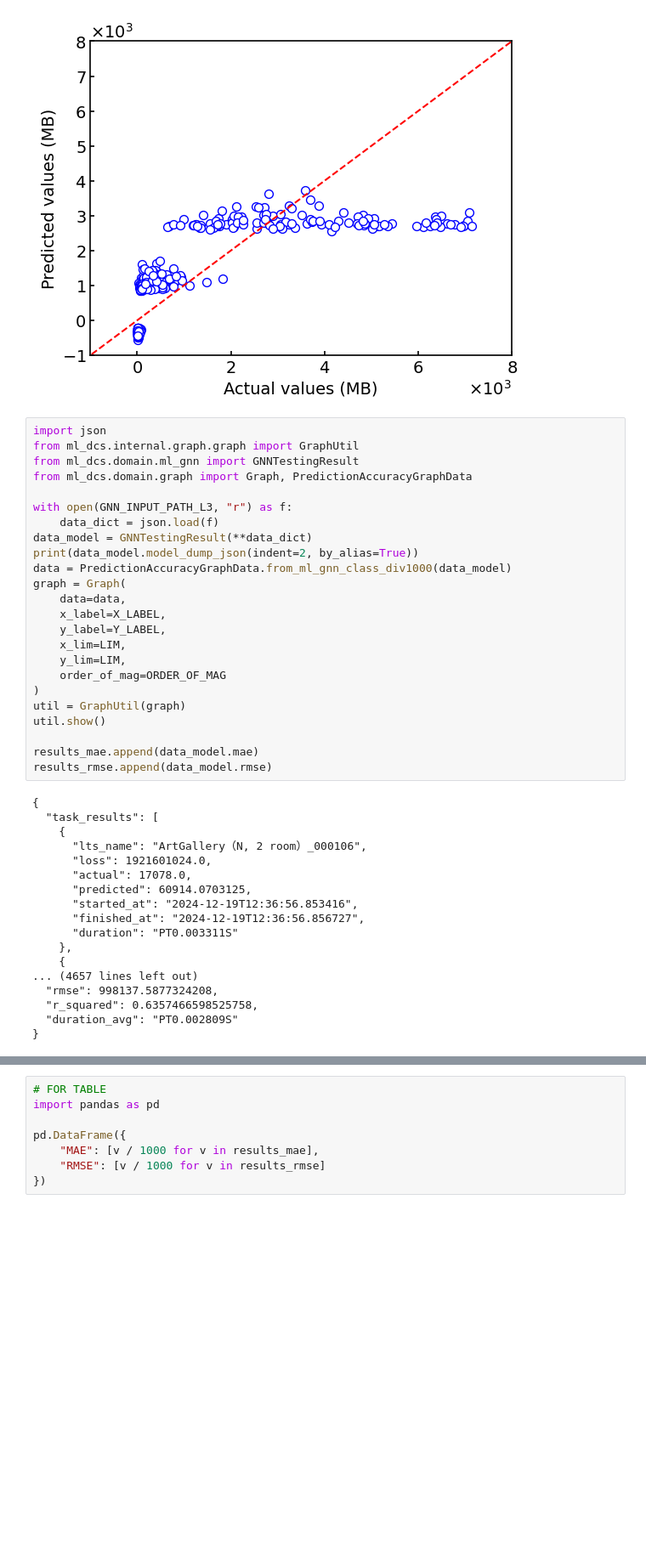
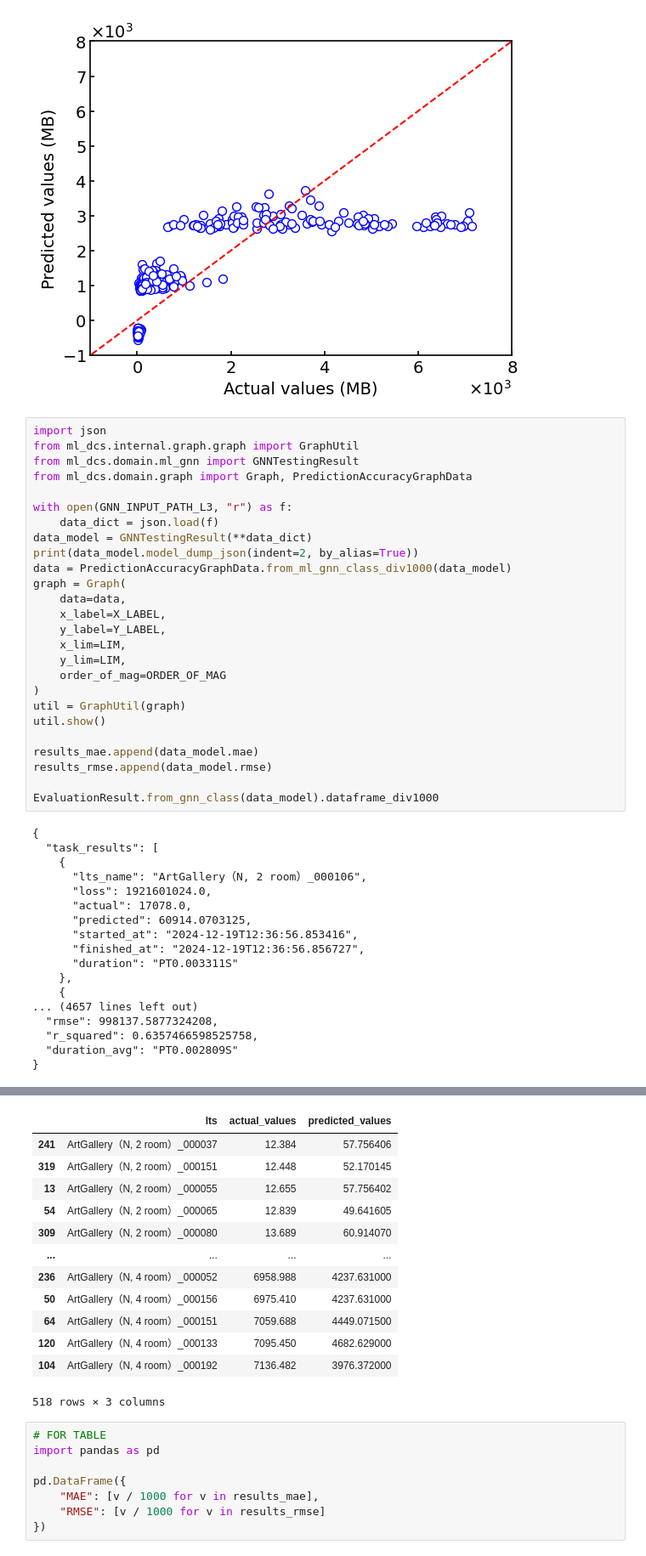
Before and after one commit to ITK13201/ml-dcs, a Jupyter notebook: ml-dcs/notebooks/evaluation_20241220/results/unknown_scenarios/memory-usage_HC.ipynb, the cells around one changed output, grey strips where cells are left out. Shown at 85% size. Cells and saved outputs as stored; diff of their text form; blank space fills up the shorter version.

```diff
--- a/ml-dcs/notebooks/evaluation_20241220/results/unknown_scenarios/memory-usage_HC.ipynb
+++ b/ml-dcs/notebooks/evaluation_20241220/results/unknown_scenarios/memory-usage_HC.ipynb
@@ -288,33 +302,48 @@ graph = Graph(
     x_label=X_LABEL,
     y_label=Y_LABEL,
     x_lim=LIM,
     y_lim=LIM,
     order_of_mag=ORDER_OF_MAG
 )
 util = GraphUtil(graph)
 util.show()
 
 results_mae.append(data_model.mae)
 results_rmse.append(data_model.rmse)
+
+EvaluationResult.from_gnn_class(data_model).dataframe_div1000
 # %% [output]
 {
   "task_results": [
     {
       "lts_name": "ArtGallery（N, 2 room）_000106",
       "loss": 1921601024.0,
       "actual": 17078.0,
       "predicted": 60914.0703125,
       "started_at": "2024-12-19T12:36:56.853416",
       "finished_at": "2024-12-19T12:36:56.856727",
       "duration": "PT0.003311S"
     },
     {
 ... (4657 lines left out)
   "rmse": 998137.5877324208,
   "r_squared": 0.6357466598525758,
   "duration_avg": "PT0.002809S"
 }
 [figure]
+|  | lts | actual_values | predicted_values |
+| 241 | ArtGallery（N, 2 room）_000037 | 12.384 | 57.756406 |
+| 319 | ArtGallery（N, 2 room）_000151 | 12.448 | 52.170145 |
+| 13 | ArtGallery（N, 2 room）_000055 | 12.655 | 57.756402 |
+| 54 | ArtGallery（N, 2 room）_000065 | 12.839 | 49.641605 |
+| 309 | ArtGallery（N, 2 room）_000080 | 13.689 | 60.914070 |
+| ... | ... | ... | ... |
+| 236 | ArtGallery（N, 4 room）_000052 | 6958.988 | 4237.631000 |
+| 50 | ArtGallery（N, 4 room）_000156 | 6975.410 | 4237.631000 |
+| 64 | ArtGallery（N, 4 room）_000151 | 7059.688 | 4449.071500 |
+| 120 | ArtGallery（N, 4 room）_000133 | 7095.450 | 4682.629000 |
+| 104 | ArtGallery（N, 4 room）_000192 | 7136.482 | 3976.372000 |
+518 rows × 3 columns
 # %%
 # FOR TABLE
 import pandas as pd
```
Also changed, not shown: parts of 2 cells of this notebook, 6 other files.
